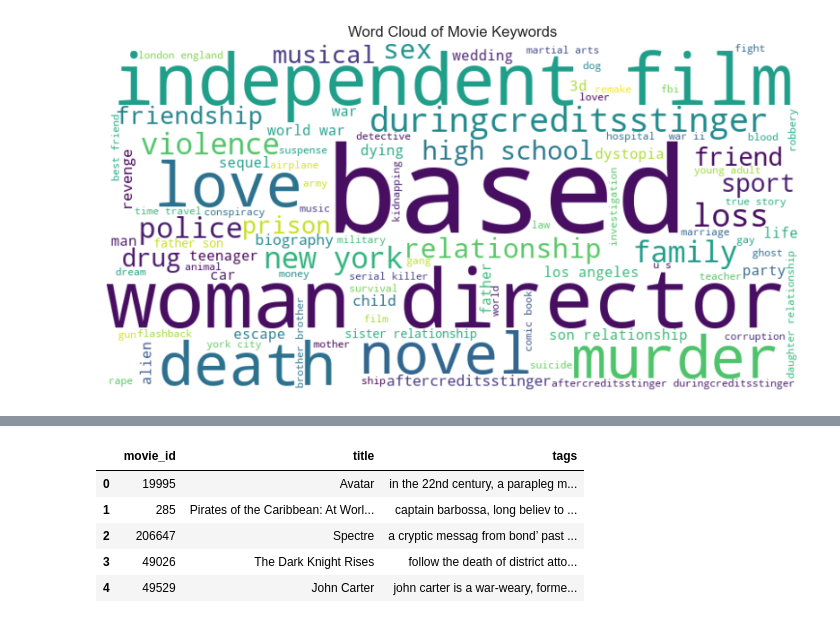
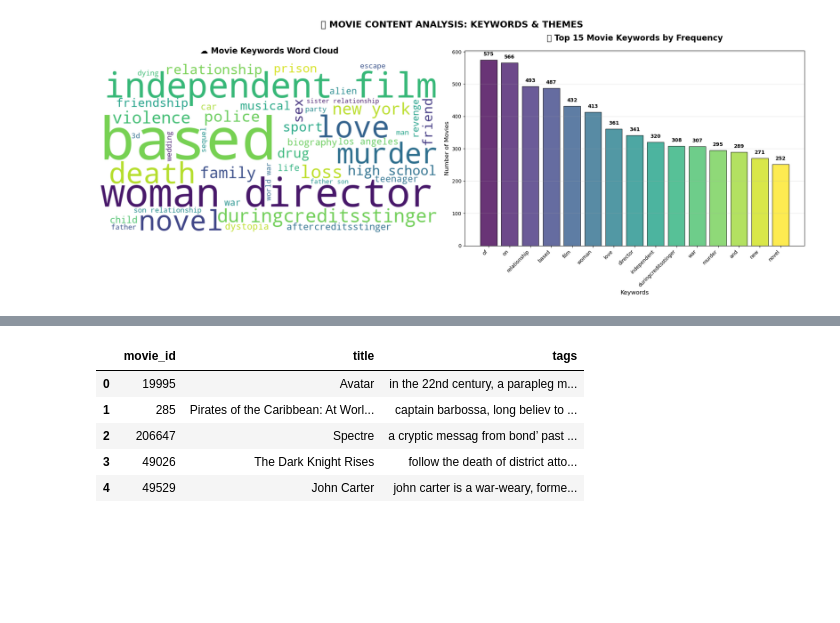
Before and after one commit to SajjadKhanYousafzai/Movie-Recommender-System, a Jupyter notebook: movie_recommend_system.ipynb, the cells around one changed output, grey strips where cells are left out. Saved outputs shown, nothing was run; the diff lists cells and outputs as text; code cells hidden in the pictures; blank space fills up the shorter version.

```diff
--- a/movie_recommend_system.ipynb
+++ b/movie_recommend_system.ipynb
@@ -194,15 +978,84 @@ plt.show()
 # %%
-# Word Cloud for Keywords
+# 📊 EDA PART 1: CONTENT ANALYSIS - MOVIE KEYWORDS & THEMES
+
+print("🔍 Analyzing Movie Content Patterns...")
+print("=" * 60)
+
+# Extract keywords from JSON format
 def extract_keywords(text):
+    """Extract keyword names from JSON string"""
     try:
         return ' '.join([item['name'] for item in ast.literal_eval(text)])
     except:
         return ''
+
+# Process keywords data
+print("📝 Processing movie keywords...")
 keywords_text = ' '.join(df['keywords'].apply(extract_keywords))
-wordcloud = WordCloud(width=800, height=400, background_color='white', min_font_size=10).generate(keywords_text)
-plt.figure(figsize=(10, 6))
-plt.imshow(wordcloud, interpolation='bilinear')
-plt.axis('off')
-plt.title('Word Cloud of Movie Keywords')
+keyword_list = keywords_text.split()
+
+print(f"✅ Extracted {len(keyword_list):,} total keywords")
+print(f"📊 Unique keywords: {len(set(keyword_list)):,}")
+
+# Create word frequency analysis
+keyword_counts = Counter(keyword_list)
+top_keywords = dict(keyword_counts.most_common(20))
+
+print(f"\n🏆 TOP 10 MOST COMMON KEYWORDS:")
+print("-" * 40)
+for i, (keyword, count) in enumerate(list(top_keywords.items())[:10], 1):
+    print(f"{i:2d}. {keyword:<20} ({count:,} movies)")
+
+# Create visualizations
+fig, (ax1, ax2) = plt.subplots(1, 2, figsize=(20, 8))
+
+# Word Cloud Visualization
+try:
+    if 'WordCloud' in globals():
+        wordcloud = WordCloud(
+            width=800, height=400,
+            background_color='white',
+            colormap='viridis',
+            min_font_size=10,
+            max_words=100,
+            relative_scaling=0.5
+        ).generate(keywords_text)
+
+        ax1.imshow(wordcloud, interpolation='bilinear')
+        ax1.set_title('☁️ Movie Keywords Word Cloud', fontsize=16, fontweight='bold', pad=20)
+        ax1.axis('off')
+    else:
+        ax1.text(0.5, 0.5, 'WordCloud library\nnot available',
+                ha='center', va='center', transform=ax1.transAxes, fontsize=14)
+        ax1.set_title('☁️ Word Cloud (Unavailable)', fontsize=16, fontweight='bold', pad=20)
+        ax1.axis('off')
+except Exception as e:
+    ax1.text(0.5, 0.5, f'WordCloud error:\n{str(e)}',
+            ha='center', va='center', transform=ax1.transAxes, fontsize=12)
+    ax1.axis('off')
+
+# Top Keywords Bar Chart
+keywords_df = pd.DataFrame(list(top_keywords.items())[:15], columns=['Keyword', 'Count'])
+bars = ax2.bar(range(len(keywords_df)), keywords_df['Count'],
+               color=plt.cm.viridis(np.linspace(0, 1, len(keywords_df))),
+               alpha=0.8, edgecolor='black', linewidth=1)
+
+ax2.set_title('📊 Top 15 Movie Keywords by Frequency', fontsize=16, fontweight='bold', pad=20)
+ax2.set_xlabel('Keywords', fontsize=12)
+ax2.set_ylabel('Number of Movies', fontsize=12)
+ax2.set_xticks(range(len(keywords_df)))
+ax2.set_xticklabels(keywords_df['Keyword'], rotation=45, ha='right')
+ax2.grid(axis='y', alpha=0.3)
+
+# Add value labels on bars
+for bar, count in zip(bars, keywords_df['Count']):
+    ax2.text(bar.get_x() + bar.get_width()/2, bar.get_height() + 10,
+             f'{count}', ha='center', va='bottom', fontweight='bold', fontsize=10)
+
+plt.suptitle('🎬 MOVIE CONTENT ANALYSIS: KEYWORDS & THEMES', fontsize=18, fontweight='bold')
+plt.tight_layout()
 plt.show()
+
+print("✅ Content analysis completed!")
+print("=" * 60)
 # %% [output]
@@ -209 +1079 @@ plt.show()
-[figure, old version]
+[figure, new version]
```
Also changed, not shown: parts of 28 cells of this notebook, 14 other files.
